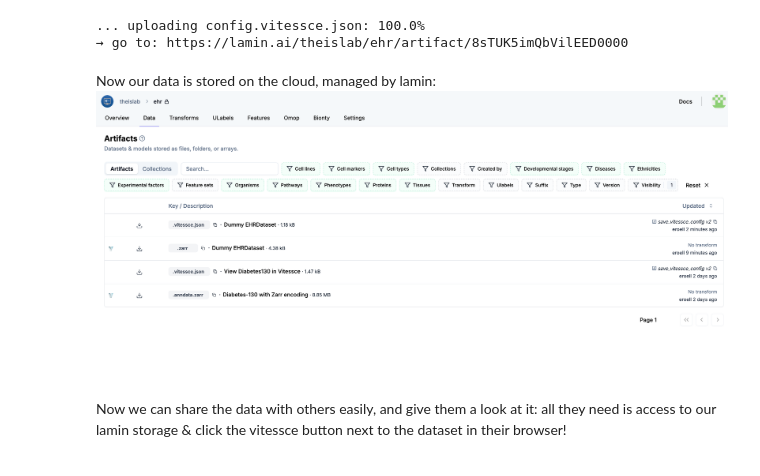
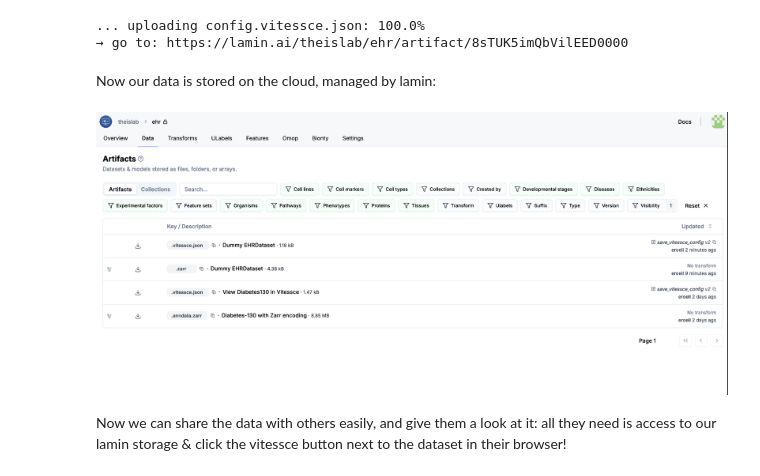
Before and after one commit to theislab/ehrdata, a Jupyter notebook: docs/notebooks/tutorial_omop_visualization.ipynb, the cells around one changed output. Cells and saved outputs as stored; diff of their text form; code cells hidden in the pictures.

```diff
--- a/docs/notebooks/tutorial_omop_visualization.ipynb
+++ b/docs/notebooks/tutorial_omop_visualization.ipynb
@@ -440,7 +445,10 @@ vc_artifact = save_vitessce_config(vc, description="Dummy OMOP prepared dataset"
 → go to: https://lamin.ai/theislab/ehr/artifact/8sTUK5imQbVilEED0000
 # %% [markdown]
 Now our data is stored on the cloud, managed by lamin:
-![image.png](attachment:4c6b2d72-6470-4b64-8d88-7699a5df11b2.png)
+# %%
+Image(filename="../_static/tutorial_images/laminhub_screenshot.png", width=800)
+# %% [output]
+[figure, added]
 # %% [markdown]
 Now we can share the data with others easily, and give them a look at it: all they need is access to our lamin storage & click the vitessce button next to the dataset in their browser!
 # %% [markdown]
```
Also changed, not shown: parts of 4 cells of this notebook, 4 other files.
